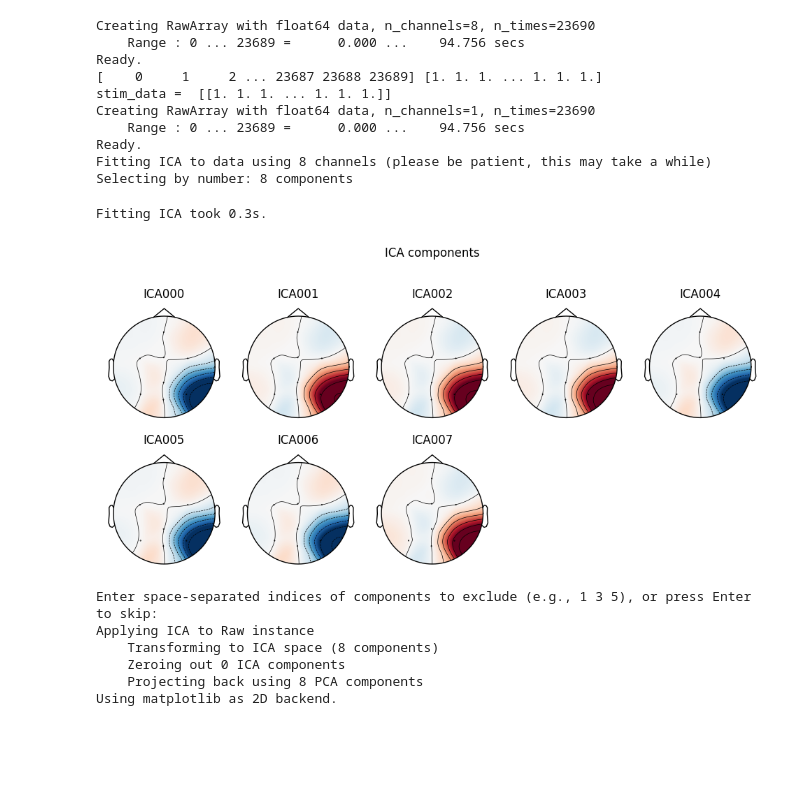
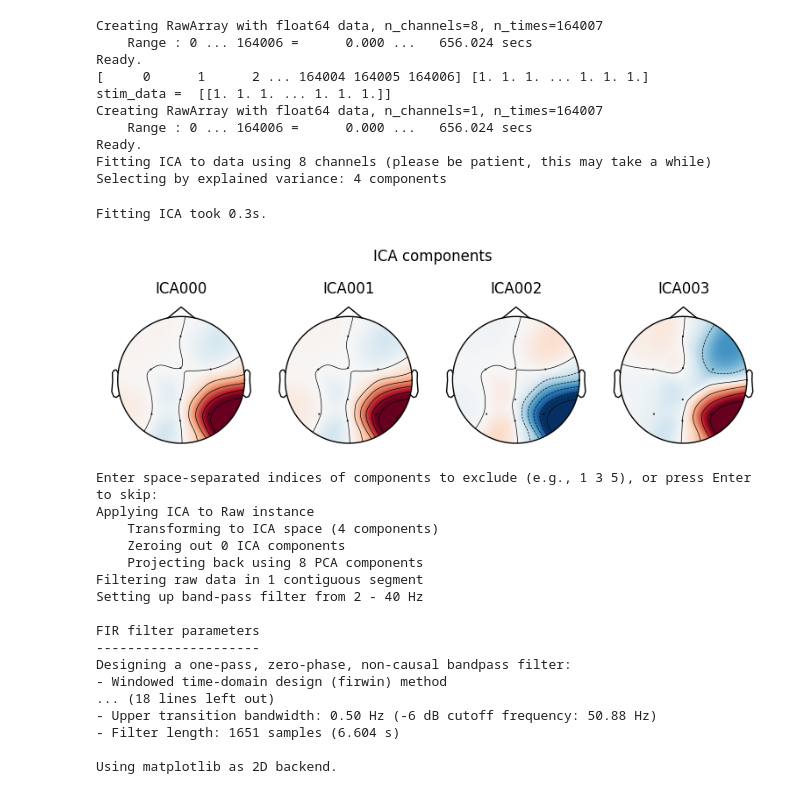
Before and after one commit to PipelonDevs/ntx_hack_2023, a Jupyter notebook: MNE/jupyter-tests/Untitled.ipynb, the cells around one changed output. Drawn from its saved outputs; the diff is of its cells as text; code cells hidden in the pictures; blank space fills up the shorter version.

```diff
--- a/MNE/jupyter-tests/Untitled.ipynb
+++ b/MNE/jupyter-tests/Untitled.ipynb
@@ -9,7 +9,7 @@ from mne.preprocessing import ICA
 import mne
 # %%
 
-path='C:/Users/tomas/Desktop/Mne/ntx_hack_2023/Datasets/initialData.csv'
+path='C:/Users/tomas/Desktop/Mne/ntx_hack_2023/Datasets/boringData.csv'
 # %%
 chs = ["Fz", "C3", "Cz", "C4", "Pz", "PO7", "Oz", "PO8"]
 df = pd.read_csv(path, names=chs + ["STIM"]) #use STIM only if you have a trigger
@@ -42,45 +42,62 @@ stim_raw = RawArray(stim_data, create_info(['STI'], thisRec.info['sfreq'], ch_ty
 # adding the stimuli channel (as a Raw object) to our EEG Raw object
 thisRec.add_channels([stim_raw])
 
 # Set the standard 10-20 montage
 montage = make_standard_montage('standard_1020')
 thisRec.set_montage(montage)
 # Apply ICA for artifact removal
-ica = ICA(n_components=8, random_state=97, max_iter=800)
+ica = ICA(n_components=0.99999999, random_state=97, max_iter=800)
 ica.fit(thisRec)
 
 # Plot ICA components for manual inspection
 ica.plot_components()
 
 # Wait for user input to identify components to exclude (e.g., artifacts)
 exclude = []
 user_input = input("Enter space-separated indices of components to exclude (e.g., 1 3 5), or press Enter to skip:")
 if user_input:
     exclude = list(map(int, user_input.split()))
 
 # Exclude selected components
 ica.exclude = exclude
 thisRec = ica.apply(thisRec)
 
-# Plot with adjusted scale (e.g., 1e-4 for EEG channels)
+# Filter the data using a bandpass filter from 2 to 40 Hz
+thisRec.filter(2, 40)
+
+# Filter the data using a notch filter at 50 Hz
+thisRec.notch_filter(50)
+
+# Plot the data again
 thisRec.plot()
 plt.show()
 # %% [output]
-Creating RawArray with float64 data, n_channels=8, n_times=23690
-    Range : 0 ... 23689 =      0.000 ...    94.756 secs
+Creating RawArray with float64 data, n_channels=8, n_times=164007
+    Range : 0 ... 164006 =      0.000 ...   656.024 secs
 Ready.
-[    0     1     2 ... 23687 23688 23689] [1. 1. 1. ... 1. 1. 1.]
+[     0      1      2 ... 164004 164005 164006] [1. 1. 1. ... 1. 1. 1.]
 stim_data =  [[1. 1. 1. ... 1. 1. 1.]]
-Creating RawArray with float64 data, n_channels=1, n_times=23690
-    Range : 0 ... 23689 =      0.000 ...    94.756 secs
+Creating RawArray with float64 data, n_channels=1, n_times=164007
+    Range : 0 ... 164006 =      0.000 ...   656.024 secs
 Ready.
 Fitting ICA to data using 8 channels (please be patient, this may take a while)
-Selecting by number: 8 components
+Selecting by explained variance: 4 components
 Fitting ICA took 0.3s.
-[figure, old version]
+[figure, new version]
 Enter space-separated indices of components to exclude (e.g., 1 3 5), or press Enter to skip:
 Applying ICA to Raw instance
-    Transforming to ICA space (8 components)
+    Transforming to ICA space (4 components)
     Zeroing out 0 ICA components
     Projecting back using 8 PCA components
+Filtering raw data in 1 contiguous segment
+Setting up band-pass filter from 2 - 40 Hz
+
+FIR filter parameters
+---------------------
+Designing a one-pass, zero-phase, non-causal bandpass filter:
+- Windowed time-domain design (firwin) method
+... (18 lines left out)
+- Upper transition bandwidth: 0.50 Hz (-6 dB cutoff frequency: 50.88 Hz)
+- Filter length: 1651 samples (6.604 s)
+
 Using matplotlib as 2D backend.
```
Also changed, not shown: parts of 1 cell of this notebook, 1 other file.
